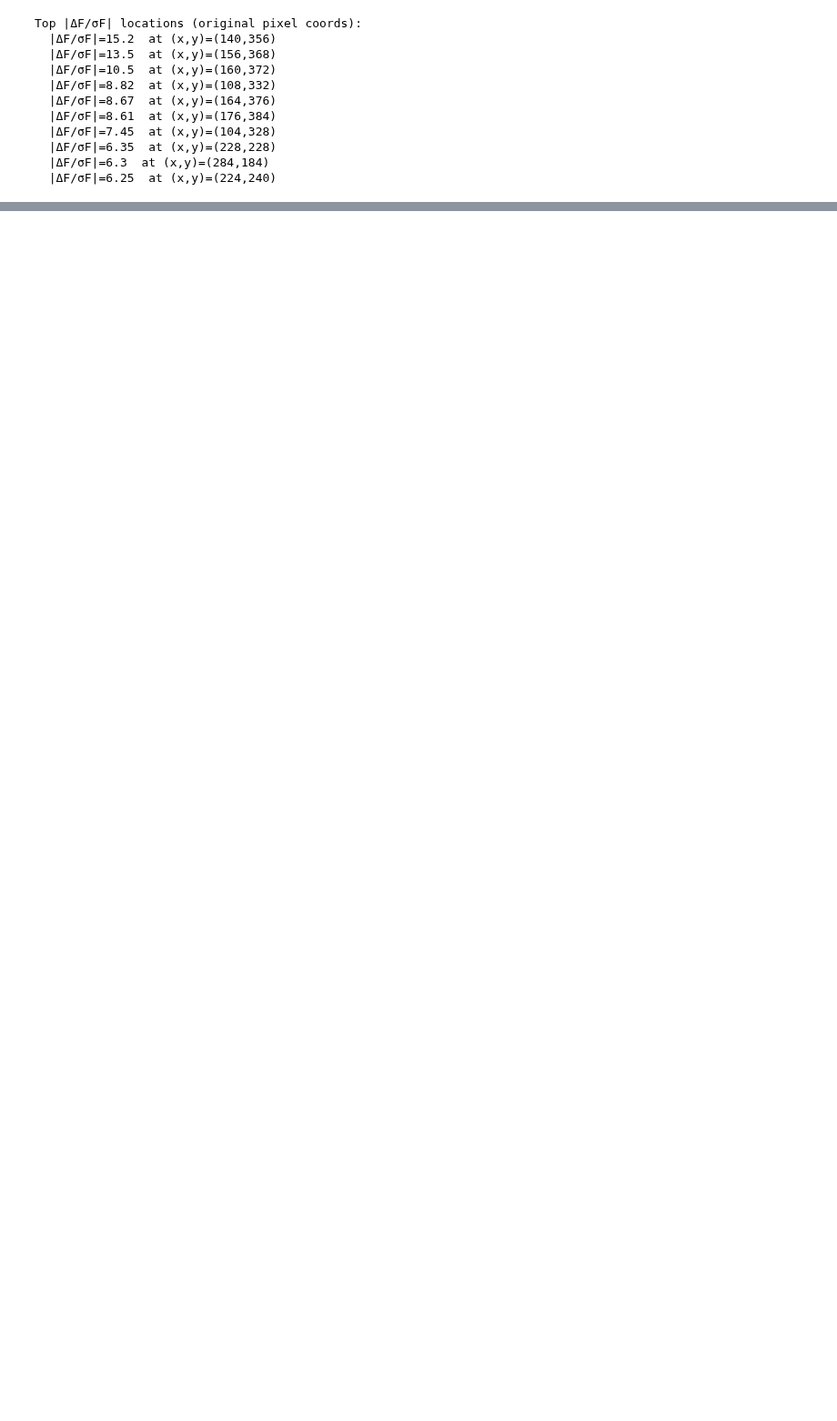
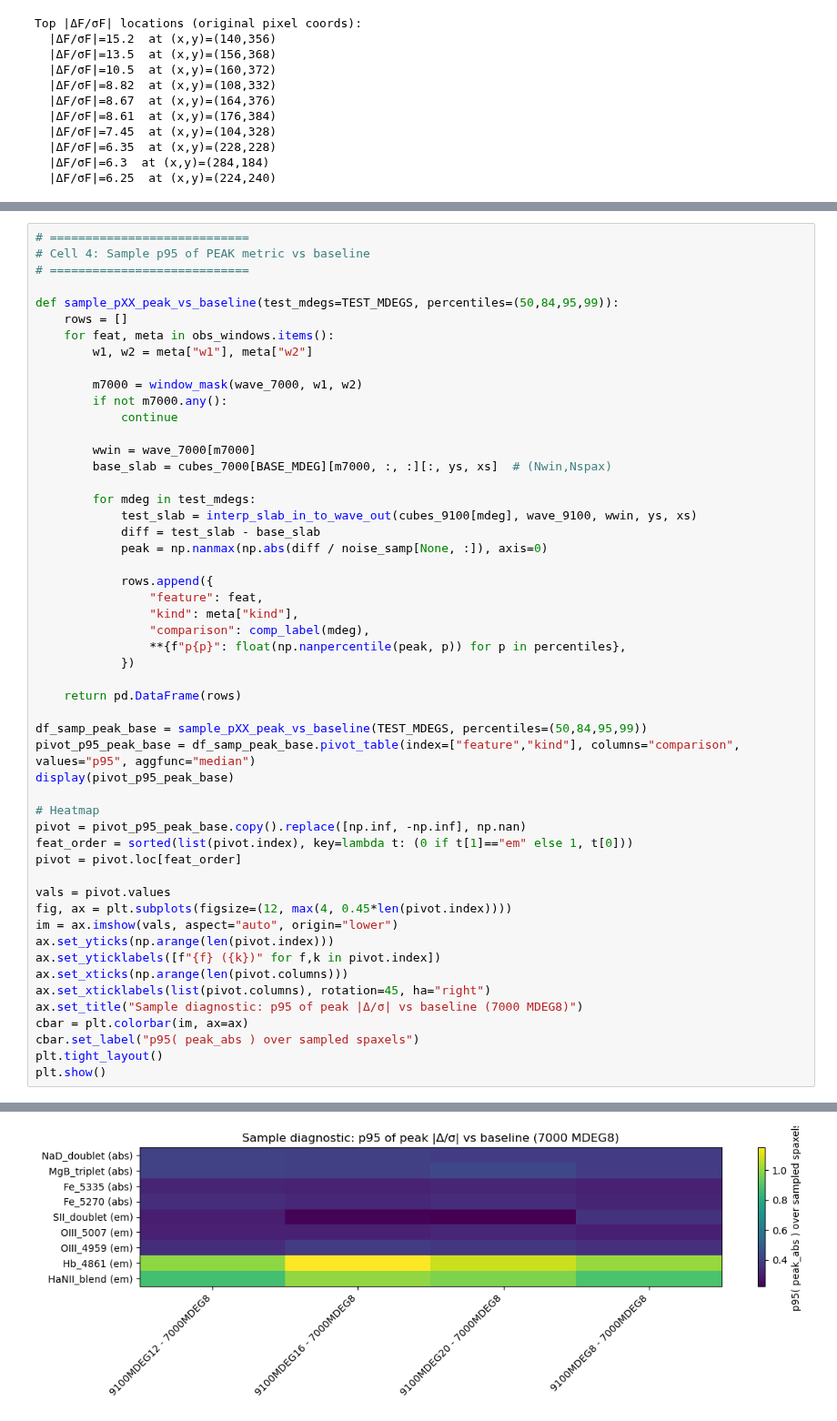
Before and after one commit to Rongjun-ANU/ICRAR-MAUVE, a Jupyter notebook: nGIST_dev_7.6.4/20260302_check_MDEG_IC3392_v3tk.ipynb, the cells around one changed output, grey strips where cells are left out. Shown at 91% size. Cells and saved outputs as stored; diff of their text form; blank space fills up the shorter version.

```diff
--- a/nGIST_dev_7.6.4/20260302_check_MDEG_IC3392_v3tk.ipynb
+++ b/nGIST_dev_7.6.4/20260302_check_MDEG_IC3392_v3tk.ipynb
@@ -1027,0 +1197,53 @@ Top |ΔF/σF| locations (original pixel coords):
+# %%
+# ============================
+# Cell 4: Sample p95 of PEAK metric vs baseline
+# ============================
+
+def sample_pXX_peak_vs_baseline(test_mdegs=TEST_MDEGS, percentiles=(50,84,95,99)):
+    rows = []
+    for feat, meta in obs_windows.items():
+        w1, w2 = meta["w1"], meta["w2"]
+
+        m7000 = window_mask(wave_7000, w1, w2)
+        if not m7000.any():
+            continue
+
+        wwin = wave_7000[m7000]
+        base_slab = cubes_7000[BASE_MDEG][m7000, :, :][:, ys, xs]  # (Nwin,Nspax)
+
+        for mdeg in test_mdegs:
+            test_slab = interp_slab_in_to_wave_out(cubes_9100[mdeg], wave_9100, wwin, ys, xs)
+            diff = test_slab - base_slab
+            peak = np.nanmax(np.abs(diff / noise_samp[None, :]), axis=0)
+
+            rows.append({
+                "feature": feat,
+                "kind": meta["kind"],
+                "comparison": comp_label(mdeg),
+                **{f"p{p}": float(np.nanpercentile(peak, p)) for p in percentiles},
+            })
+
+    return pd.DataFrame(rows)
+
+df_samp_peak_base = sample_pXX_peak_vs_baseline(TEST_MDEGS, percentiles=(50,84,95,99))
+pivot_p95_peak_base = df_samp_peak_base.pivot_table(index=["feature","kind"], columns="comparison", values="p95", aggfunc="median")
+display(pivot_p95_peak_base)
+
+# Heatmap
+pivot = pivot_p95_peak_base.copy().replace([np.inf, -np.inf], np.nan)
+feat_order = sorted(list(pivot.index), key=lambda t: (0 if t[1]=="em" else 1, t[0]))
+pivot = pivot.loc[feat_order]
+
+vals = pivot.values
+fig, ax = plt.subplots(figsize=(12, max(4, 0.45*len(pivot.index))))
+im = ax.imshow(vals, aspect="auto", origin="lower")
+ax.set_yticks(np.arange(len(pivot.index)))
+ax.set_yticklabels([f"{f} ({k})" for f,k in pivot.index])
+ax.set_xticks(np.arange(len(pivot.columns)))
+ax.set_xticklabels(list(pivot.columns), rotation=45, ha="right")
+ax.set_title("Sample diagnostic: p95 of peak |Δ/σ| vs baseline (7000 MDEG8)")
+cbar = plt.colorbar(im, ax=ax)
+cbar.set_label("p95( peak_abs ) over sampled spaxels")
+plt.tight_layout()
+plt.show()
+# %% [output]
@@ -1027,0 +1261 @@ Top |ΔF/σF| locations (original pixel coords):
+[figure, added]
```
Also changed, not shown: parts of 6 cells of this notebook.
